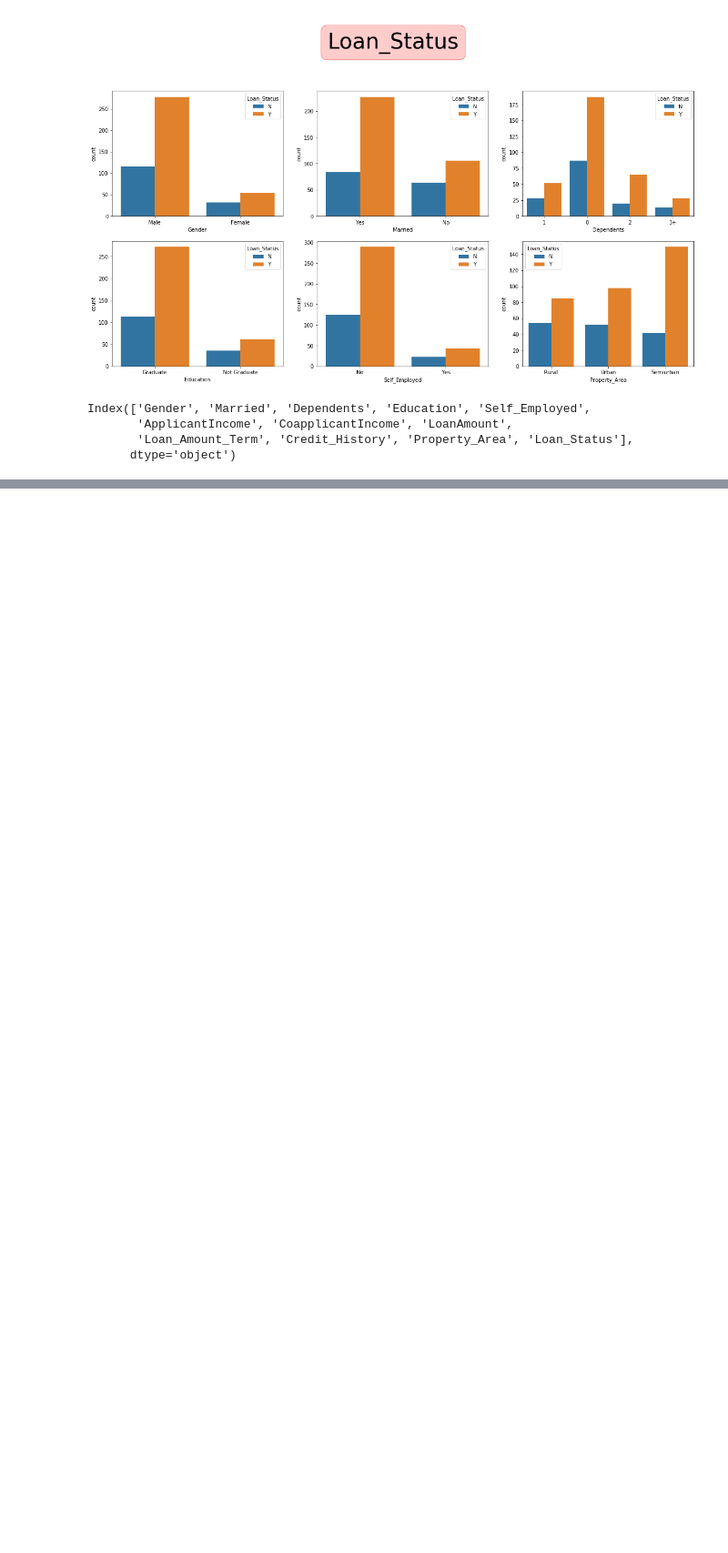
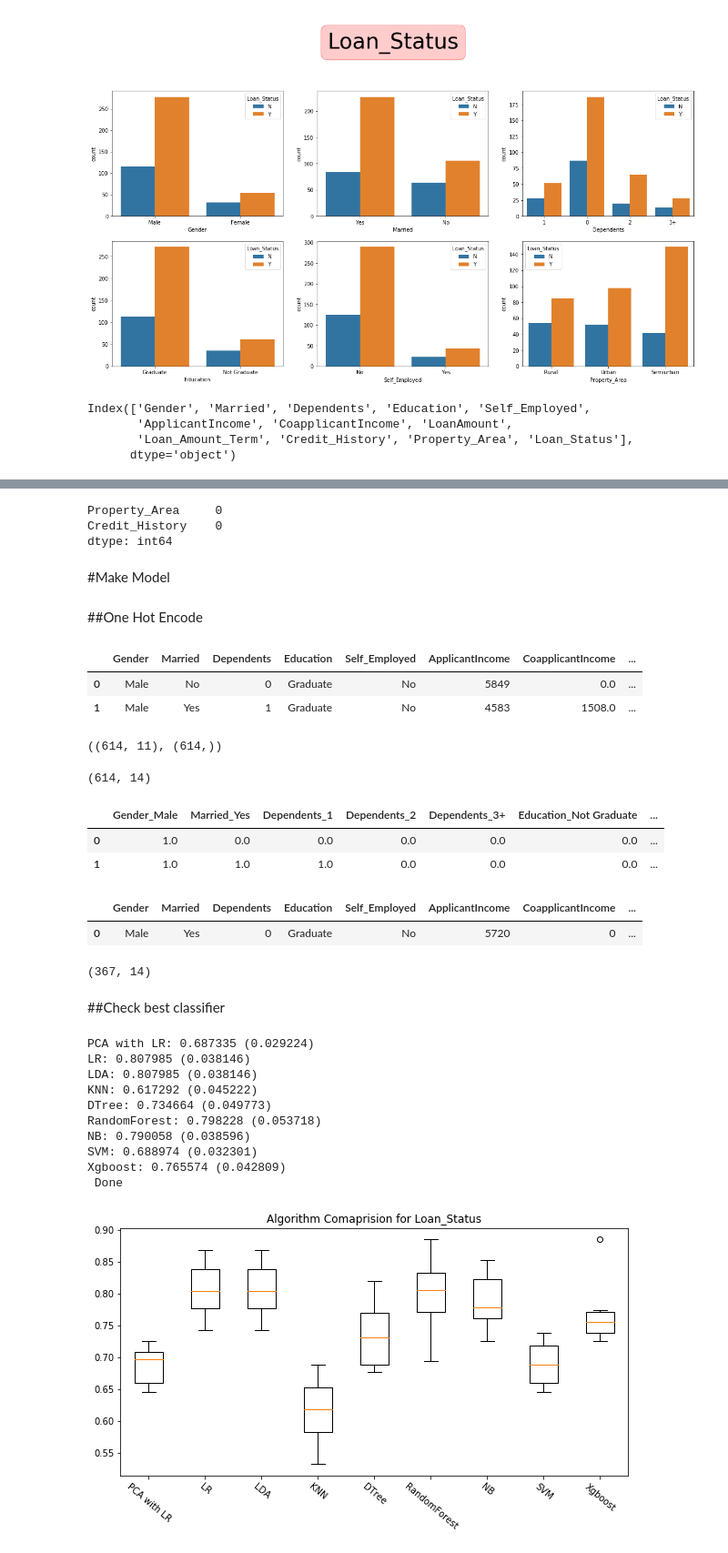
Before and after one commit to noushadkhan01/Projects, a Jupyter notebook: Hackathons/Analytics Vidhya/Loan Approval Prediction/Predict_Loan_Approval_Analytics_Vidhya_Hackathon.ipynb, the cells around one changed output, grey strips where cells are left out. Shown at 91% size. Saved outputs shown, nothing was run; the diff lists cells and outputs as text; code cells hidden in the pictures; blank space fills up the shorter version.

```diff
--- a/Hackathons/Analytics Vidhya/Loan Approval Prediction/Predict_Loan_Approval_Analytics_Vidhya_Hackathon.ipynb
+++ b/Hackathons/Analytics Vidhya/Loan Approval Prediction/Predict_Loan_Approval_Analytics_Vidhya_Hackathon.ipynb
@@ -271,0 +214,6 @@ train_ohe.head()
+# %%
+#Credit_History is also a categorical column but it's is in numeric form
+for i in cat_null_columns.tolist() + ['Credit_History']:
+  mode = train[i].mode()[0]
+  train[i].fillna(mode, inplace = True)
+  test[i].fillna(mode, inplace = True)
@@ -271,0 +235,5 @@ train_ohe.head()
+# %%
+num_columns = train.select_dtypes(exclude = 'object')
+num_null_columns = num_columns.isnull().any()
+num_null_columns = num_null_columns[num_null_columns == True].keys()
+num_null_columns
@@ -271,0 +242,5 @@ train_ohe.head()
+# %%
+for i in num_null_columns:
+  median = train[i].median()
+  train[i].fillna(median, inplace = True)
+  test[i].fillna(median, inplace = True)
@@ -271,0 +253,46 @@ train_ohe.head()
+# %%
+test.isnull().sum().sort_values(ascending = False)[:2]
+# %% [output]
+Property_Area     0
+Credit_History    0
+dtype: int64
+# %% [markdown]
+#Make Model
+# %% [markdown]
+##One Hot Encode
+# %%
+train.head(2)
+# %% [output]
+|  | Gender | Married | Dependents | Education | Self_Employed | ApplicantIncome | CoapplicantIncome | ... |
+| 0 | Male | No | 0 | Graduate | No | 5849 | 0.0 | ... |
+| 1 | Male | Yes | 1 | Graduate | No | 4583 | 1508.0 | ... |
+# %%
+y = train.Loan_Status
+X = train.drop('Loan_Status', axis = 1)
+X.shape, y.shape
+# %% [output]
+((614, 11), (614,))
+# %%
+ohe = MyDummyVariable()
+X = ohe.fit_transform(X)
+X.shape
+# %% [output]
+(614, 14)
+# %%
+X.head(2)
+# %% [output]
+|  | Gender_Male | Married_Yes | Dependents_1 | Dependents_2 | Dependents_3+ | Education_Not Graduate | ... |
+| 0 | 1.0 | 0.0 | 0.0 | 0.0 | 0.0 | 0.0 | ... |
+| 1 | 1.0 | 1.0 | 1.0 | 0.0 | 0.0 | 0.0 | ... |
+# %%
+test.head(1)
+# %% [output]
+|  | Gender | Married | Dependents | Education | Self_Employed | ApplicantIncome | CoapplicantIncome | ... |
+| 0 | Male | Yes | 0 | Graduate | No | 5720 | 0 | ... |
+# %%
+test = ohe.transform(test)
+test.shape
+# %% [output]
+(367, 14)
+# %% [markdown]
+##Check best classifier
@@ -271,0 +302,15 @@ train_ohe.head()
+# %%
+plt.figure(figsize = (10, 5))
+choose_best_classifier(X, y )
+# %% [output]
+PCA with LR: 0.687335 (0.029224)
+LR: 0.807985 (0.038146)
+LDA: 0.807985 (0.038146)
+KNN: 0.617292 (0.045222)
+DTree: 0.734664 (0.049773)
+RandomForest: 0.798228 (0.053718)
+NB: 0.790058 (0.038596)
+SVM: 0.688974 (0.032301)
+Xgboost: 0.765574 (0.042809)
+ Done
+[figure, added]
```
Also changed, not shown: parts of 42 cells of this notebook.
